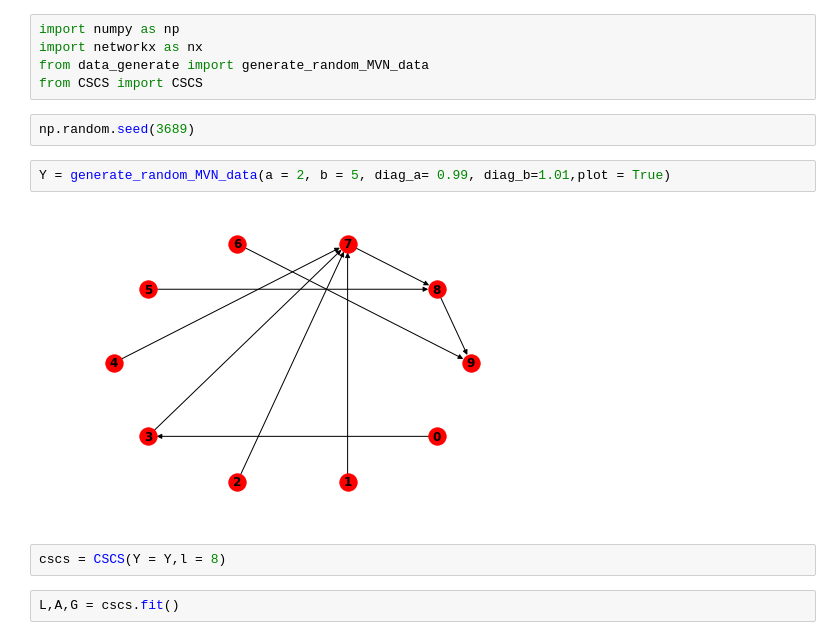
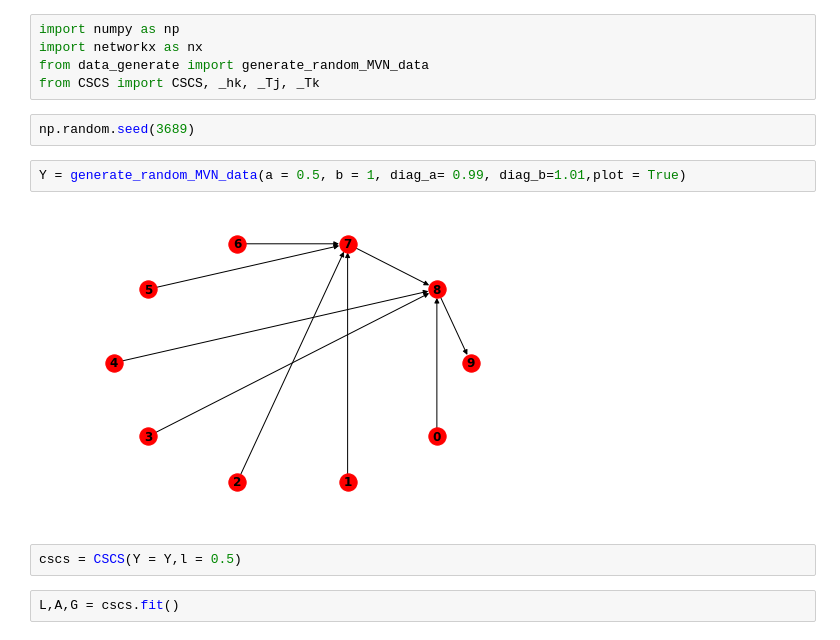
Before and after one commit to shr264/CSCS_python, a Jupyter notebook: CSCS_in_python_example.ipynb, the cells around one changed output. Cells and saved outputs as stored; diff of their text form.

```diff
--- a/CSCS_in_python_example.ipynb
+++ b/CSCS_in_python_example.ipynb
@@ -2,15 +2,15 @@
 import numpy as np
 import networkx as nx
 from data_generate import generate_random_MVN_data
-from CSCS import CSCS
+from CSCS import CSCS, _hk, _Tj, _Tk
 # %%
 np.random.seed(3689)
 # %%
-Y = generate_random_MVN_data(a = 2, b = 5, diag_a= 0.99, diag_b=1.01,plot = True)
+Y = generate_random_MVN_data(a = 0.5, b = 1, diag_a= 0.99, diag_b=1.01,plot = True)
 # %% [output]
-[figure, old version]
+[figure, new version]
 # %%
-cscs = CSCS(Y = Y,l = 8)
+cscs = CSCS(Y = Y,l = 0.5)
 # %%
 L,A,G = cscs.fit()
 # %%
```
Also changed, not shown: parts of 1 cell of this notebook, 2 other files.
